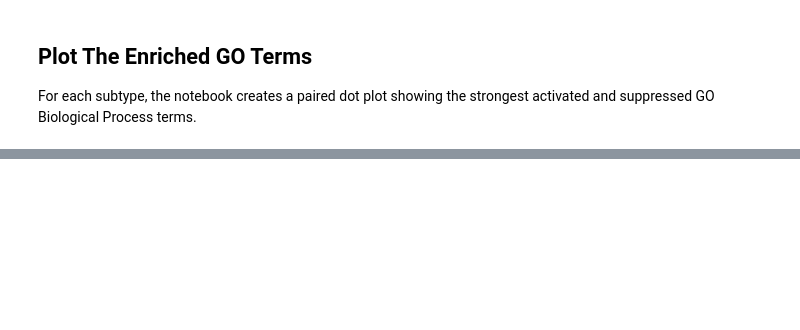
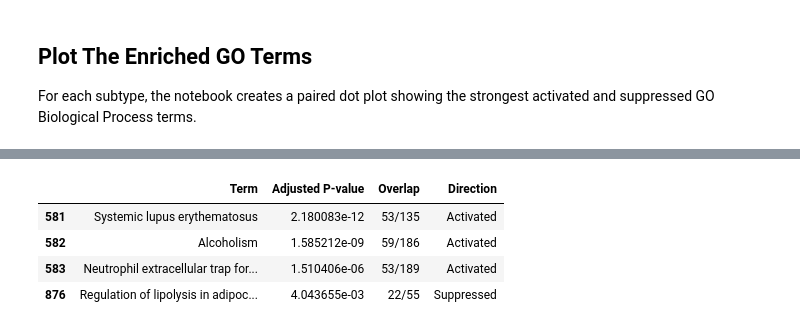
Before and after one commit to Dawlabani/297af_project, a Jupyter notebook: phase3_functional_enrichment.ipynb, the cells around one changed output, grey strips where cells are left out. Saved outputs shown, nothing was run; the diff lists cells and outputs as text; code cells hidden in the pictures; blank space fills up the shorter version.

```diff
--- a/phase3_functional_enrichment.ipynb
+++ b/phase3_functional_enrichment.ipynb
@@ -238,0 +368,10 @@ A practical next writing step is to take the top 3 to 5 activated and suppressed
+# %%
+Her2 = sig_kegg[sig_kegg["Subtype"] == "Her2"]
+Her2 = Her2.sort_values("Adjusted P-value")
+Her2.head(10)[["Term", "Adjusted P-value", "Overlap", "Direction"]]
+# %% [output]
+|  | Term | Adjusted P-value | Overlap | Direction |
+| 581 | Systemic lupus erythematosus | 2.180083e-12 | 53/135 | Activated |
+| 582 | Alcoholism | 1.585212e-09 | 59/186 | Activated |
+| 583 | Neutrophil extracellular trap for... | 1.510406e-06 | 53/189 | Activated |
+| 876 | Regulation of lipolysis in adipoc... | 4.043655e-03 | 22/55 | Suppressed |
```
Also changed, not shown: parts of 10 cells of this notebook, 29 other files.
